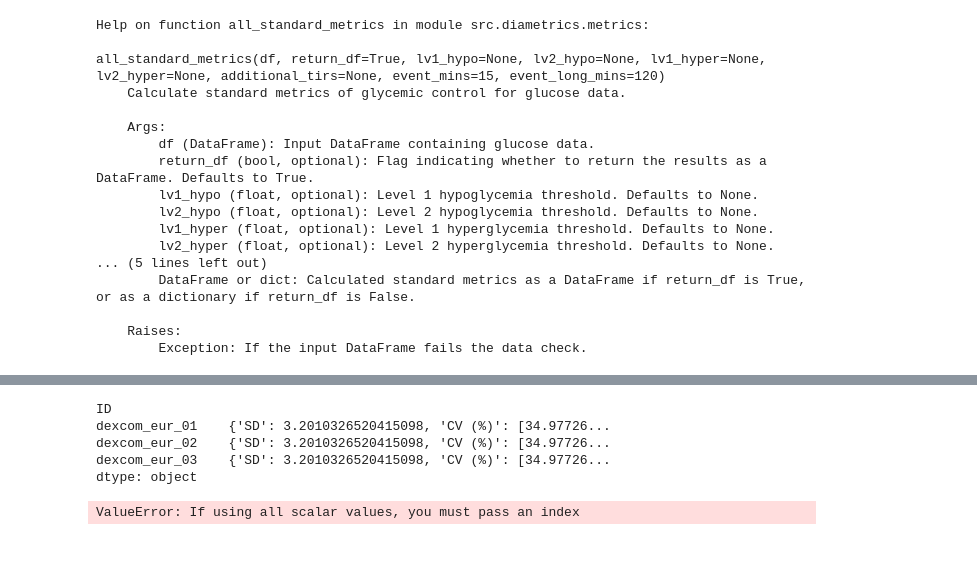
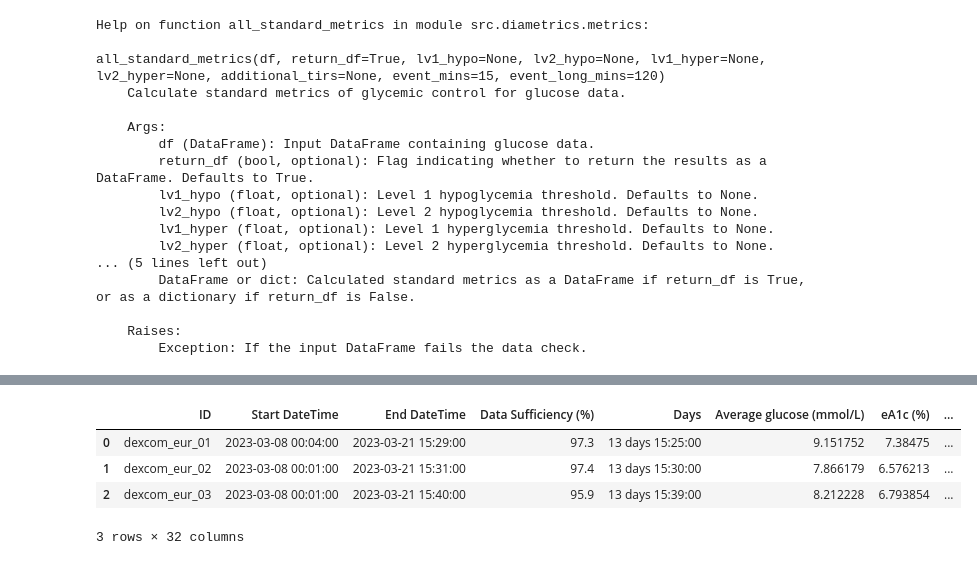
Before and after one commit to cafoala/diametrics, a Jupyter notebook: 3_metrics_demo.ipynb, the cells around one changed output, grey strips where cells are left out. Saved outputs shown, nothing was run; the diff lists cells and outputs as text; code cells hidden in the pictures.

```diff
--- a/3_metrics_demo.ipynb
+++ b/3_metrics_demo.ipynb
@@ -487,12 +479,8 @@ def glycemic_variability(df):
-# %%
-glycemic_variability(dexcom_data)
-# %% [output]
-ID
-dexcom_eur_01    {'SD': 3.2010326520415098, 'CV (%)': [34.97726...
-dexcom_eur_02    {'SD': 3.2010326520415098, 'CV (%)': [34.97726...
-dexcom_eur_03    {'SD': 3.2010326520415098, 'CV (%)': [34.97726...
-dtype: object
-# %%
-pd.DataFrame(glycemic_variability(libre1_transformed))
-# %% [output]
-ValueError: If using all scalar values, you must pass an index
+# %%
+metrics.all_standard_metrics(dexcom_data)
+# %% [output]
+|  | ID | Start DateTime | End DateTime | Data Sufficiency (%) | Days | Average glucose (mmol/L) | eA1c (%) | ... |
+| 0 | dexcom_eur_01 | 2023-03-08 00:04:00 | 2023-03-21 15:29:00 | 97.3 | 13 days 15:25:00 | 9.151752 | 7.38475 | ... |
+| 1 | dexcom_eur_02 | 2023-03-08 00:01:00 | 2023-03-21 15:31:00 | 97.4 | 13 days 15:30:00 | 7.866179 | 6.576213 | ... |
+| 2 | dexcom_eur_03 | 2023-03-08 00:01:00 | 2023-03-21 15:40:00 | 95.9 | 13 days 15:39:00 | 8.212228 | 6.793854 | ... |
+3 rows × 32 columns
```
Also changed, not shown: parts of 24 cells of this notebook, 4 other files.
